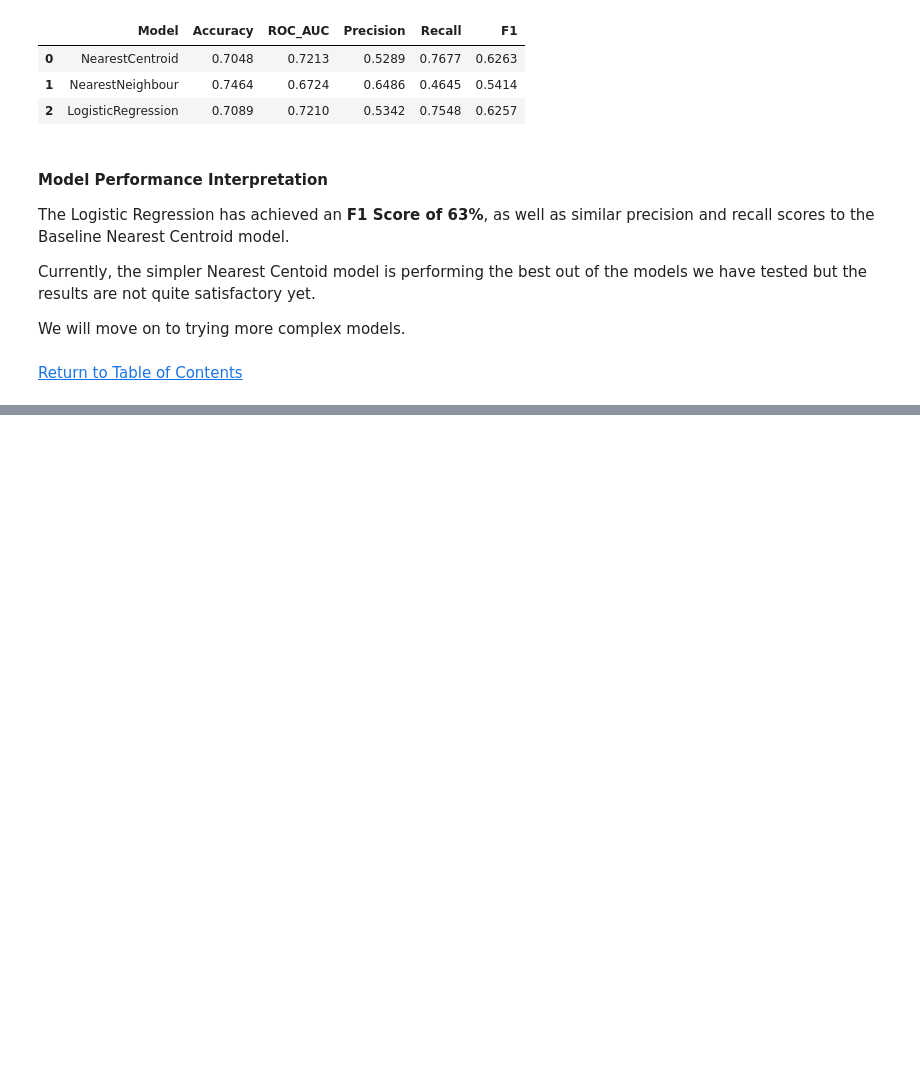
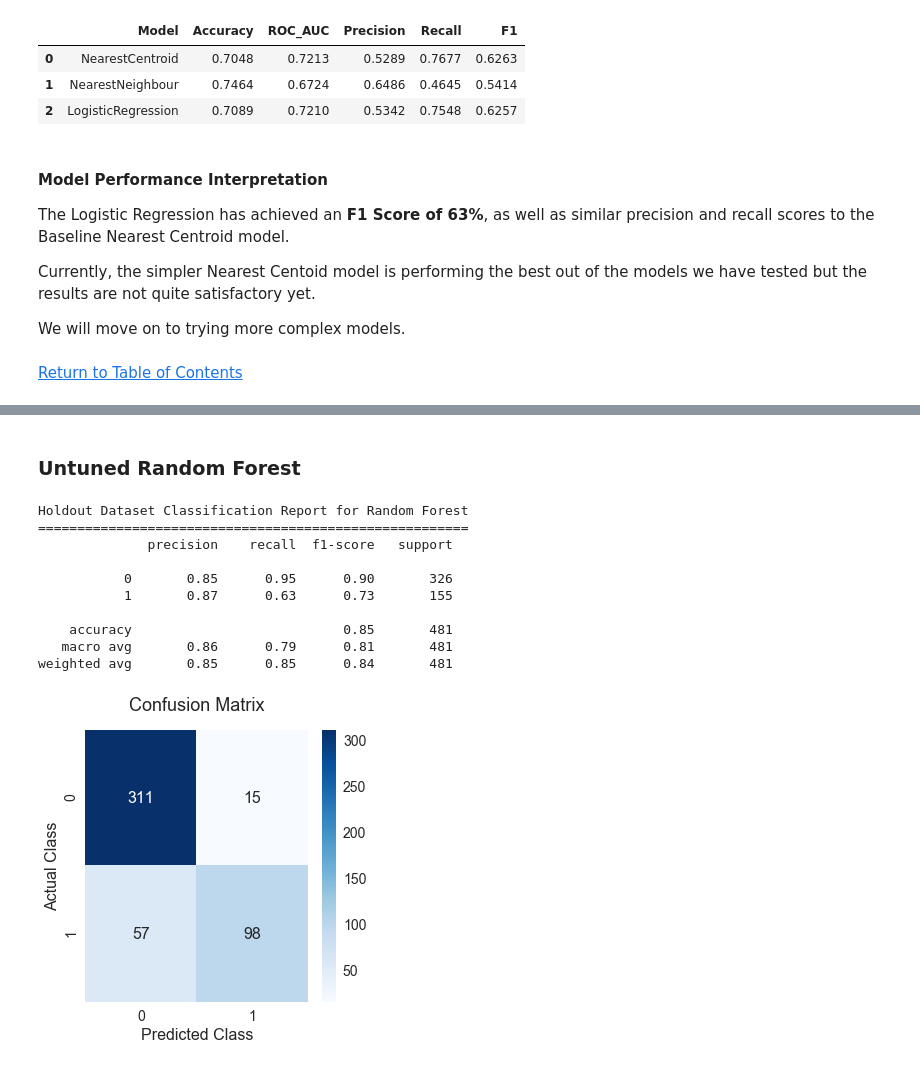
Before and after one commit to Joshuayeo95/Loan-Defaults, a Jupyter notebook: ml_models.ipynb, the cells around one changed output, grey strips where cells are left out. Drawn from its saved outputs; the diff is of its cells as text; code cells hidden in the pictures; blank space fills up the shorter version.

Commit message:
completed random forest and gradient boosting models

```diff
--- a/ml_models.ipynb
+++ b/ml_models.ipynb
@@ -376,0 +390,31 @@ We will move on to trying more complex models.
+# %% [markdown]
+### Untuned Random Forest
+# %%
+# baseline random forest parameters
+rforest_kwargs = {
+    'n_estimators' : 100,
+    'criterion' : 'gini',
+    'class_weight' : 'balanced',
+    'bootstrap' : True,
+    'n_jobs' : -1,
+    'random_state' : SEED
+}
+
+# creating default random forest model
+baseline_rforest = RandomForestClassifier(**rforest_kwargs)
+# %%
+# performance report for untuned random forest
+baseline_rforest_y_pred = mod.holdout_evaluation(baseline_rforest, X_train, y_train, X_test, y_test,
+                                                 model_name='Random Forest')
+# %% [output]
+Holdout Dataset Classification Report for Random Forest
+=======================================================
+              precision    recall  f1-score   support
+
+           0       0.85      0.95      0.90       326
+           1       0.87      0.63      0.73       155
+
+    accuracy                           0.85       481
+   macro avg       0.86      0.79      0.81       481
+weighted avg       0.85      0.85      0.84       481
+[figure, added]
```
Also changed, not shown: parts of 36 cells of this notebook.
